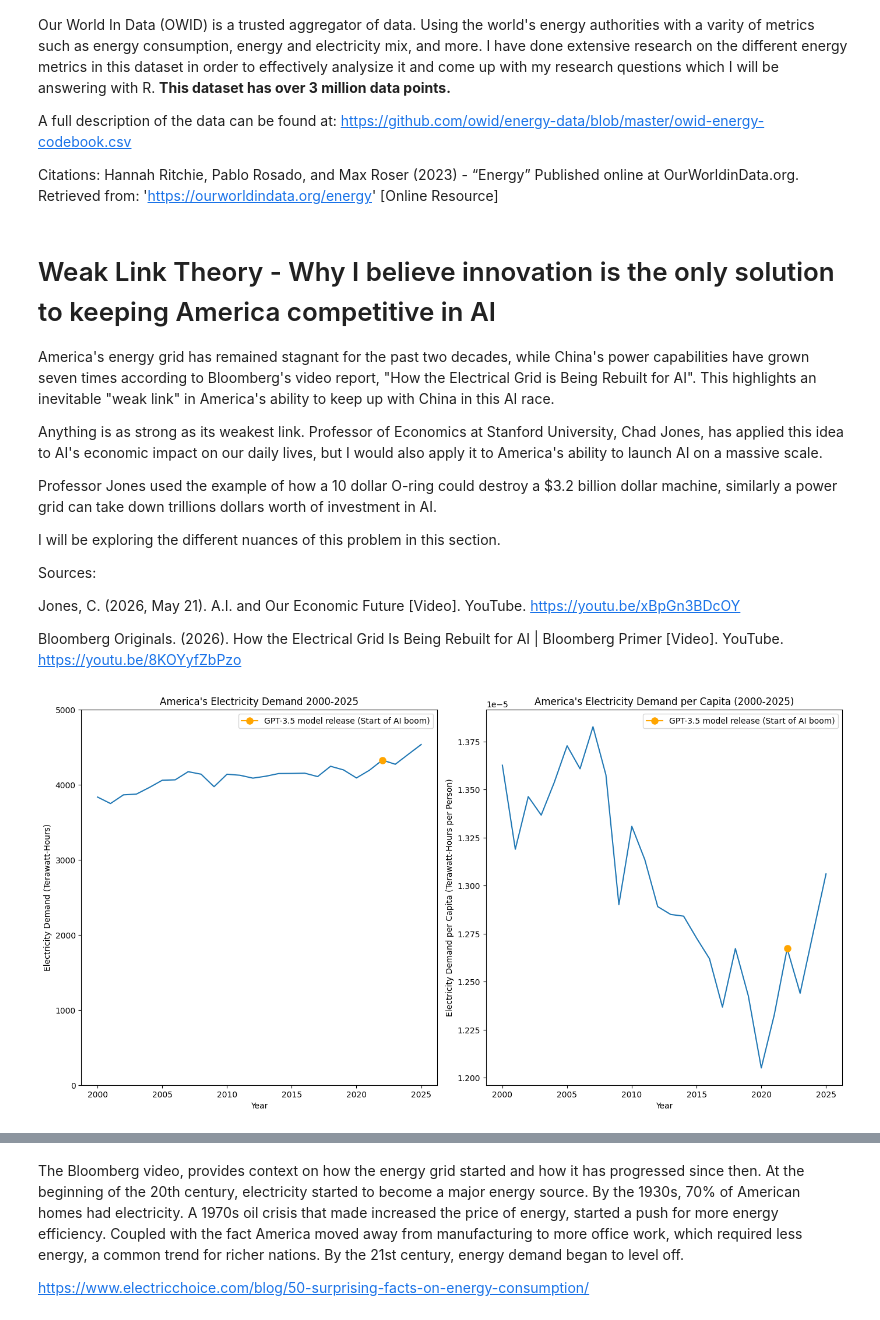
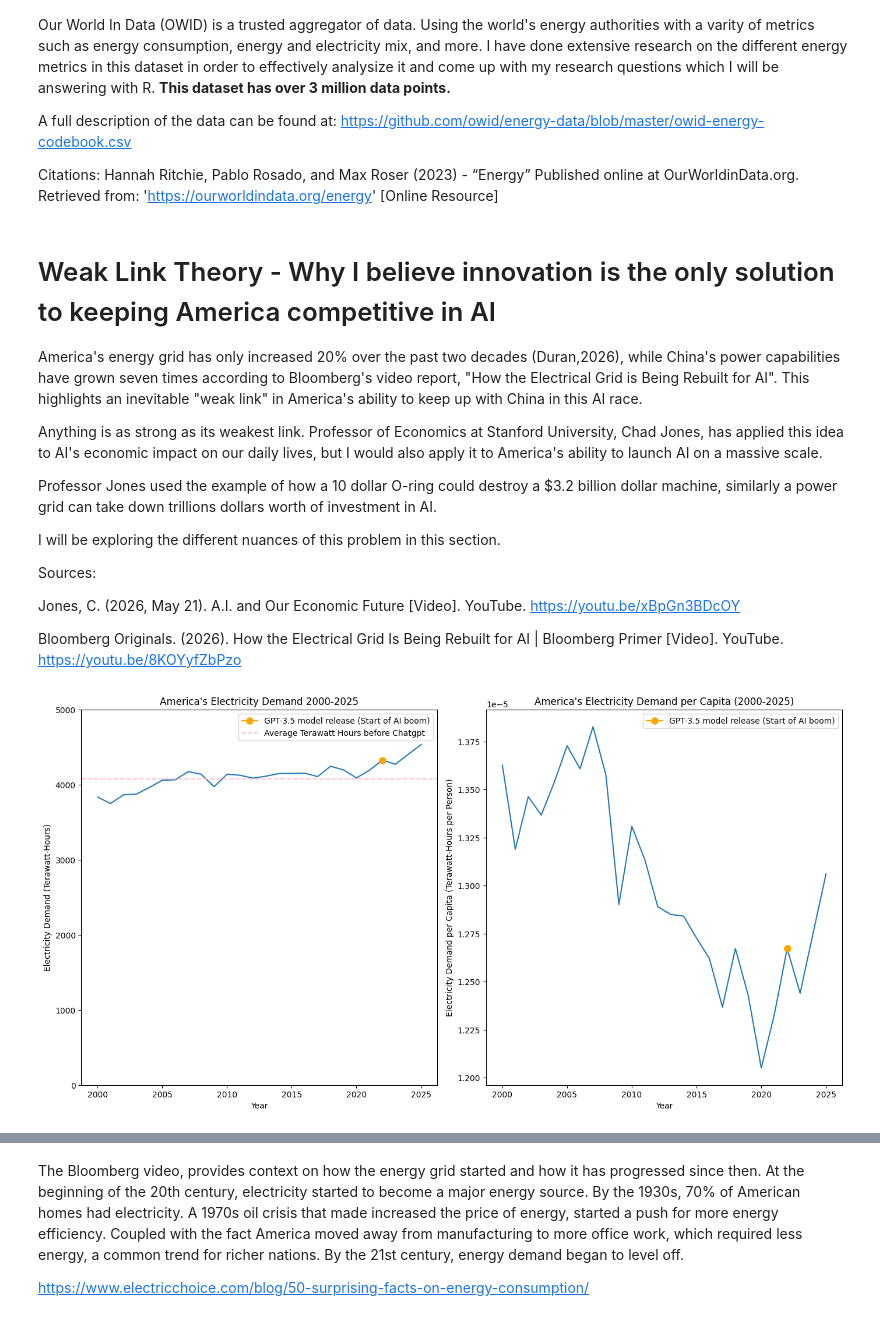
Before and after one commit to kduran-stack/climate_collection_kd, a Jupyter notebook: ML_energy_demand.ipynb, the cells around one changed output, grey strips where cells are left out. Saved outputs shown, nothing was run; the diff lists cells and outputs as text; code cells hidden in the pictures.

Commit message:
first version of 2nd graph before file clean up, this version is in draft-plots1 branch

```diff
--- a/ML_energy_demand.ipynb
+++ b/ML_energy_demand.ipynb
@@ -35,7 +32,7 @@ df = pd.read_csv(url)
 # %% [markdown]
 # Weak Link Theory - Why I believe innovation is the only solution to keeping America competitive in AI
 
-America's energy grid has remained stagnant for the past two decades, while China's power capabilities have grown seven times according to Bloomberg's video report, "How the Electrical Grid is Being Rebuilt for AI". This highlights an inevitable "weak link" in America's ability to keep up with China in this AI race.
+America's energy grid has only increased 20% over the past two decades (Duran,2026), while China's power capabilities have grown seven times according to Bloomberg's video report, "How the Electrical Grid is Being Rebuilt for AI". This highlights an inevitable "weak link" in America's ability to keep up with China in this AI race.
 
 Anything is as strong as its weakest link. Professor of Economics at Stanford University, Chad Jones, has applied this idea to AI's economic impact on our daily lives, but I would also apply it to America's ability to launch AI on a massive scale.
 
@@ -104,40 +101,42 @@ america_per["electricity_demand_per_capita"] = america_per["electricity_demand_p
 a1_2022 = america[america["year"] == 2022]
 a1_demand_2022 = a1_2022["electricity_demand"]
 ax1.plot(2022, a1_demand_2022, marker="o", color="orange", markersize=8, label="GPT-3.5 model release (Start of AI boom)")
+
 #average line before chatgpt (will need to put statistics before this and move data before this also)
-#ax1.axhline(y=avg_2000_2022, color="pink", linestyle="--", label="Average Terawatt Hours before Chatgpt")
+ax1.axhline(y=avg_2000_2022, color="pink", linestyle="--", label="Average Terawatt Hours before Chatgpt")
+
 
 ax1.legend()
 
 
 
 # Mask for 2022 dot
 row_2022 = america_per[america_per["year"] == 2022]
 demand_2022 = row_2022["electricity_demand_per_capita"]
 
 ax2.plot(america_per["year"], america_per["electricity_demand_per_capita"])
 ax2.set_xlabel("Year")
 ax2.set_ylabel("Electricity Demand per Capita (Terawatt-Hours per Person)")
 ax2.set_title("America's Electricity Demand per Capita (2000-2025)")
 
 #trying to make both graphs the same y scale
 # ax2.set(
 #     ylim=(0, 5000),
 #     xlabel="Year",
 #     ylabel="Electricity Demand per Capita (Terawatt-Hours per Person)",
 #     title="America's Electricity Demand per Capita (2000-2025)"
 # )
 
 # Dot
 ax2.plot(2022, demand_2022, marker="o", color="orange", markersize=8, label="GPT-3.5 model release (Start of AI boom)")
 
 ax2.legend()
 
 plt.tight_layout() # Automatically adjust spacing so labels don't overlap
 
-#plt.show()
+plt.show()
 # %% [output]
-[figure, old version]
+[figure, new version]
 # %%
 #Statistics:
 years= 25
```
Also changed, not shown: parts of 5 cells of this notebook.
